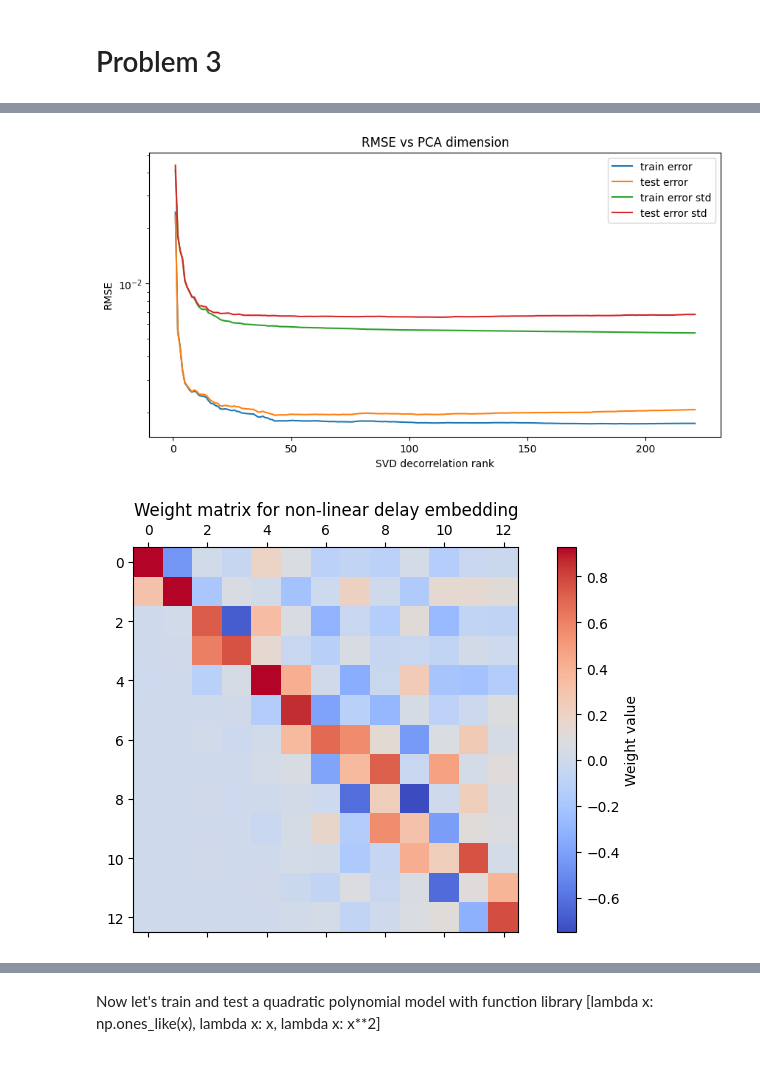
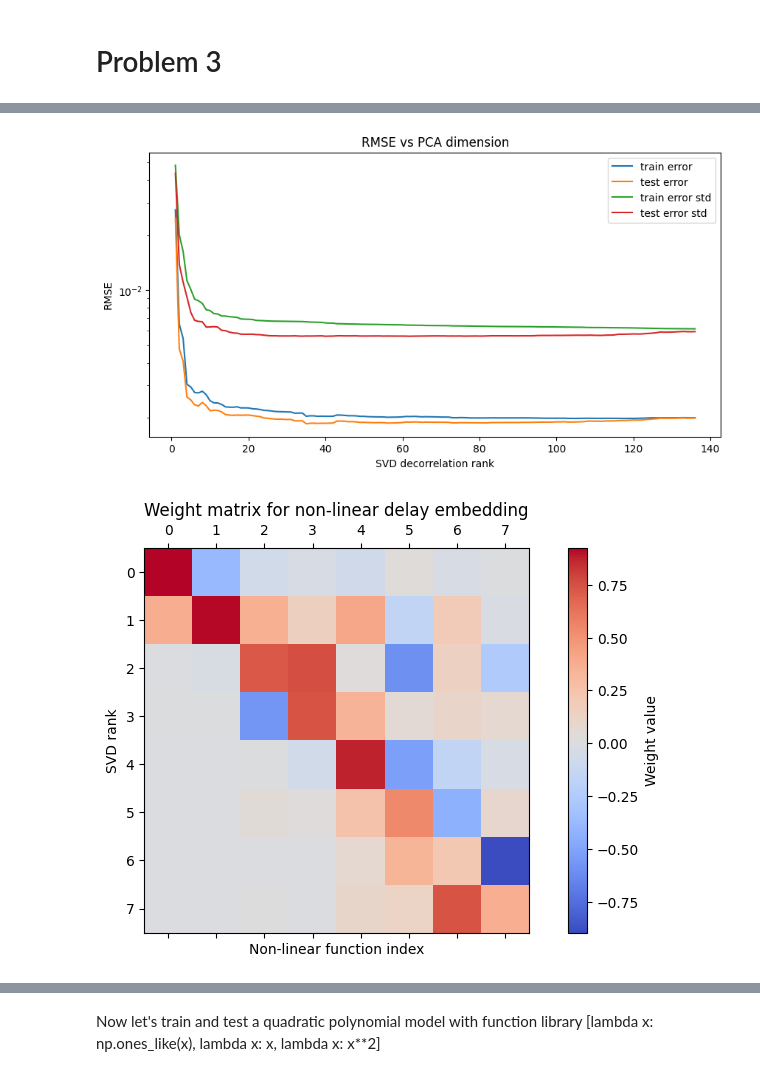
Before and after one commit to ck21706/DDPM_Coursework, a Jupyter notebook: part1_solution_notebook.ipynb, the cells around one changed output, grey strips where cells are left out. Saved outputs shown, nothing was run; the diff lists cells and outputs as text; code cells hidden in the pictures.

```diff
--- a/part1_solution_notebook.ipynb
+++ b/part1_solution_notebook.ipynb
@@ -271,5 +271,5 @@ Let's simply do a 50-50 split
 # %%
-train_ratio = 0.5
+train_ratio = 0.7
 shuffled_data = random.sample(processed_data, len(processed_data))
 train_data = shuffled_data[:int(len(shuffled_data)*train_ratio)]
 test_data = shuffled_data[int(len(shuffled_data)*train_ratio):]
@@ -597,7 +597,7 @@ def train_and_compare(train, test, delay, kappa=1e6):
     return error_ratio, (train_error_mean, test_error_mean), (train_error_std, test_error_std)
 
 # testing the error ratio for different delay values
-max_delay = 25
+max_delay = 30
 ratios = []
 train_stds = []
 test_stds = []
@@ -708,7 +712,7 @@ def SVD_linear_test(delay: int):
     plt.xlabel('Non-linear function index')
     plt.show()
 # %%
-SVD_linear_test(delay=13)
+SVD_linear_test(delay=8)
 # %% [output]
-[figure, old version]
+[figure, new version]
-[figure, old version]
+[figure, new version]
```
Also changed, not shown: parts of 37 cells of this notebook, 1 other file.
